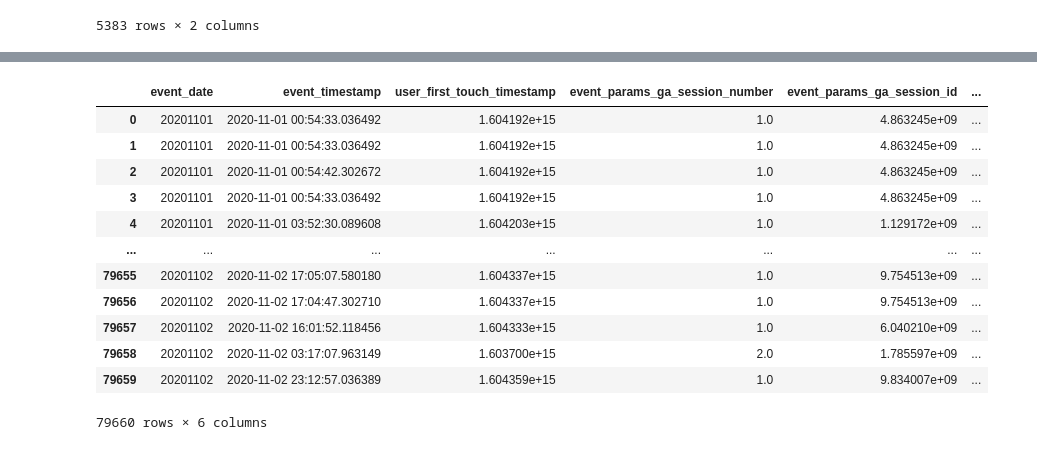
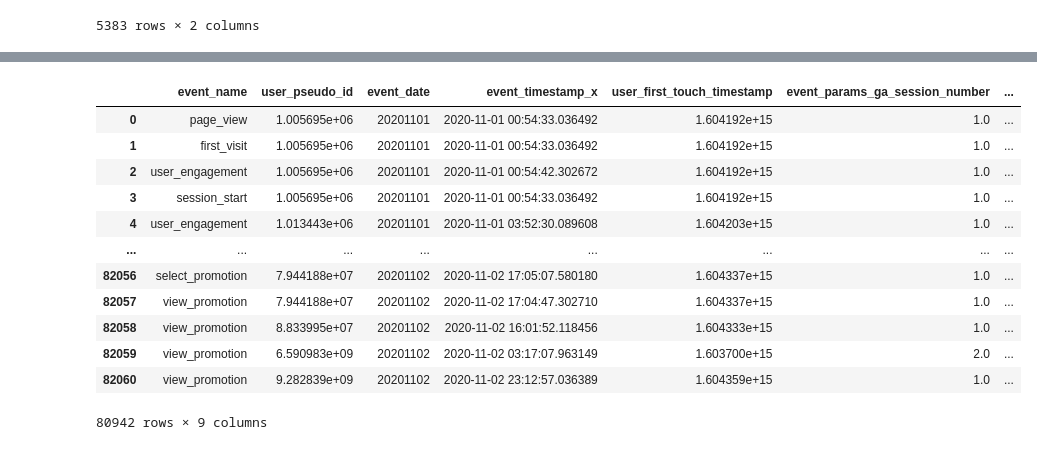
Before and after one commit to alexhalenke/Predicting_Purchase_Intention, a Jupyter notebook: notebooks/notebook_Alex.ipynb, the cells around one changed output, grey strips where cells are left out. Saved outputs shown, nothing was run; the diff lists cells and outputs as text; code cells hidden in the pictures.

```diff
--- a/notebooks/notebook_Alex.ipynb
+++ b/notebooks/notebook_Alex.ipynb
@@ -290,19 +319,3 @@ df_events_per_visitor
 | 5497 | 9.282839e+09 | 6 |
 | 5498 | 9.657667e+09 | 9 |
 5499 rows × 2 columns
-# %%
-df_timedata
-# %% [output]
-|  | event_date | event_timestamp | user_first_touch_timestamp | event_params_ga_session_number | event_params_ga_session_id | ... |
-| 0 | 20201101 | 2020-11-01 00:54:33.036492 | 1.604192e+15 | 1.0 | 4.863245e+09 | ... |
-| 1 | 20201101 | 2020-11-01 00:54:33.036492 | 1.604192e+15 | 1.0 | 4.863245e+09 | ... |
-| 2 | 20201101 | 2020-11-01 00:54:42.302672 | 1.604192e+15 | 1.0 | 4.863245e+09 | ... |
-| 3 | 20201101 | 2020-11-01 00:54:33.036492 | 1.604192e+15 | 1.0 | 4.863245e+09 | ... |
-| 4 | 20201101 | 2020-11-01 03:52:30.089608 | 1.604203e+15 | 1.0 | 1.129172e+09 | ... |
-| ... | ... | ... | ... | ... | ... | ... |
-| 79655 | 20201102 | 2020-11-02 17:05:07.580180 | 1.604337e+15 | 1.0 | 9.754513e+09 | ... |
-| 79656 | 20201102 | 2020-11-02 17:04:47.302710 | 1.604337e+15 | 1.0 | 9.754513e+09 | ... |
-| 79657 | 20201102 | 2020-11-02 16:01:52.118456 | 1.604333e+15 | 1.0 | 6.040210e+09 | ... |
-| 79658 | 20201102 | 2020-11-02 03:17:07.963149 | 1.603700e+15 | 2.0 | 1.785597e+09 | ... |
-| 79659 | 20201102 | 2020-11-02 23:12:57.036389 | 1.604359e+15 | 1.0 | 9.834007e+09 | ... |
-79660 rows × 6 columns
@@ -310,0 +322,16 @@ df_timedata
+# %%
+df_new_timefeatures
+# %% [output]
+|  | event_name | user_pseudo_id | event_date | event_timestamp_x | user_first_touch_timestamp | event_params_ga_session_number | ... |
+| 0 | page_view | 1.005695e+06 | 20201101 | 2020-11-01 00:54:33.036492 | 1.604192e+15 | 1.0 | ... |
+| 1 | first_visit | 1.005695e+06 | 20201101 | 2020-11-01 00:54:33.036492 | 1.604192e+15 | 1.0 | ... |
+| 2 | user_engagement | 1.005695e+06 | 20201101 | 2020-11-01 00:54:42.302672 | 1.604192e+15 | 1.0 | ... |
+| 3 | session_start | 1.005695e+06 | 20201101 | 2020-11-01 00:54:33.036492 | 1.604192e+15 | 1.0 | ... |
+| 4 | user_engagement | 1.013443e+06 | 20201101 | 2020-11-01 03:52:30.089608 | 1.604203e+15 | 1.0 | ... |
+| ... | ... | ... | ... | ... | ... | ... | ... |
+| 82056 | select_promotion | 7.944188e+07 | 20201102 | 2020-11-02 17:05:07.580180 | 1.604337e+15 | 1.0 | ... |
+| 82057 | view_promotion | 7.944188e+07 | 20201102 | 2020-11-02 17:04:47.302710 | 1.604337e+15 | 1.0 | ... |
+| 82058 | view_promotion | 8.833995e+07 | 20201102 | 2020-11-02 16:01:52.118456 | 1.604333e+15 | 1.0 | ... |
+| 82059 | view_promotion | 6.590983e+09 | 20201102 | 2020-11-02 03:17:07.963149 | 1.603700e+15 | 2.0 | ... |
+| 82060 | view_promotion | 9.282839e+09 | 20201102 | 2020-11-02 23:12:57.036389 | 1.604359e+15 | 1.0 | ... |
+80942 rows × 9 columns
```
Also changed, not shown: parts of 58 cells of this notebook.
